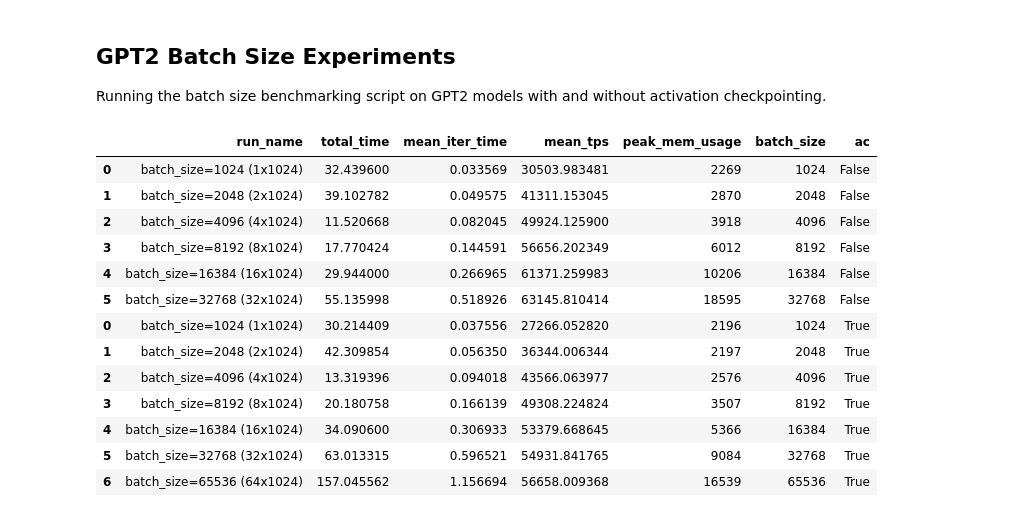
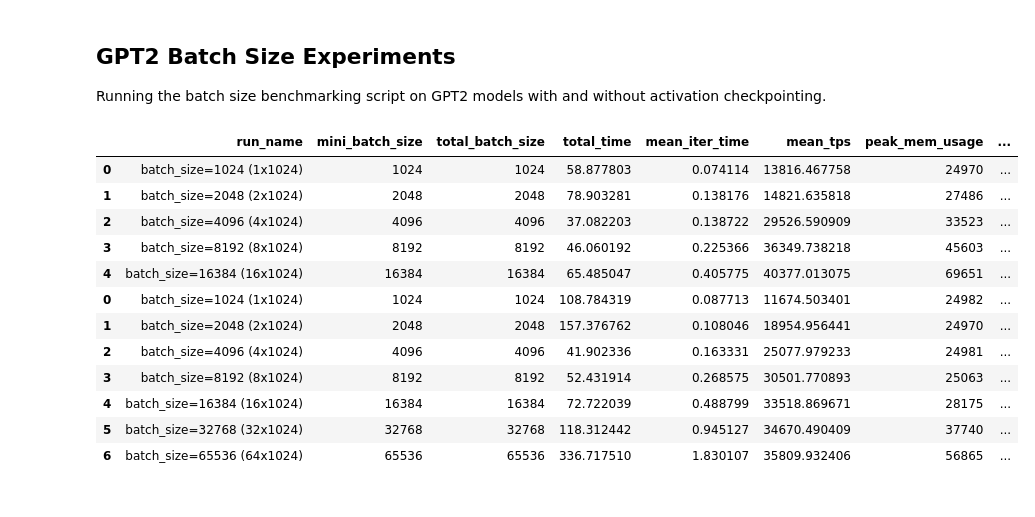
Before and after one commit to Jjschwartz/gollem, a Jupyter notebook: notebooks/activation_checkpointing.ipynb, the cells around one changed output. Cells and saved outputs as stored; diff of their text form; code cells hidden in the pictures.

```diff
--- a/notebooks/activation_checkpointing.ipynb
+++ b/notebooks/activation_checkpointing.ipynb
@@ -355,44 +355,47 @@ Running the batch size benchmarking script on GPT2 models with and without activ
 # %%
 from gollem.utils import get_base_dir_path
 
-results_dir = get_base_dir_path() / "results" / "gpt2_batch_size_benchmarking"
-no_ac_results_file_path = results_dir / "results_2025-02-09_09-54-36.csv"
-ac_results_file_path = results_dir / "results_2025-02-09_10-12-44_ac.csv"
+# results_dir = get_base_dir_path() / "results" / "gpt2_batch_size_benchmarking"
+# no_ac_results_file_path = results_dir / "results_2025-02-09_09-54-36.csv"
+# ac_results_file_path = results_dir / "results_2025-02-09_10-12-44_ac.csv"
+
+results_dir = get_base_dir_path() / "results" / "gpt2-xl_batch_size_benchmarking"
+no_ac_results_file_path = results_dir / "results_2025-02-20_07-39-13.csv"
+ac_results_file_path = results_dir / "results_2025-02-20_07-22-57_ac.csv"
 
 no_ac_df = pd.read_csv(no_ac_results_file_path)
 ac_df = pd.read_csv(ac_results_file_path)
 
 no_ac_df.head()
 ac_df.head()
 
 
 def get_batch_size_from_run_name(run_name: str) -> int:
     return int(run_name.split("=")[1].split(" ")[0])
 
 
 no_ac_df["batch_size"] = no_ac_df["run_name"].apply(get_batch_size_from_run_name)
 ac_df["batch_size"] = ac_df["run_name"].apply(get_batch_size_from_run_name)
 no_ac_df["ac"] = False
 ac_df["ac"] = True
 
 # concat the two dataframes
 df = pd.concat([no_ac_df, ac_df])
 df.head(15)
 # %% [output]
-|  | run_name | total_time | mean_iter_time | mean_tps | peak_mem_usage | batch_size | ac |
-| 0 | batch_size=1024 (1x1024) | 32.439600 | 0.033569 | 30503.983481 | 2269 | 1024 | False |
-| 1 | batch_size=2048 (2x1024) | 39.102782 | 0.049575 | 41311.153045 | 2870 | 2048 | False |
-| 2 | batch_size=4096 (4x1024) | 11.520668 | 0.082045 | 49924.125900 | 3918 | 4096 | False |
-| 3 | batch_size=8192 (8x1024) | 17.770424 | 0.144591 | 56656.202349 | 6012 | 8192 | False |
-| 4 | batch_size=16384 (16x1024) | 29.944000 | 0.266965 | 61371.259983 | 10206 | 16384 | False |
-| 5 | batch_size=32768 (32x1024) | 55.135998 | 0.518926 | 63145.810414 | 18595 | 32768 | False |
-| 0 | batch_size=1024 (1x1024) | 30.214409 | 0.037556 | 27266.052820 | 2196 | 1024 | True |
-| 1 | batch_size=2048 (2x1024) | 42.309854 | 0.056350 | 36344.006344 | 2197 | 2048 | True |
-| 2 | batch_size=4096 (4x1024) | 13.319396 | 0.094018 | 43566.063977 | 2576 | 4096 | True |
-| 3 | batch_size=8192 (8x1024) | 20.180758 | 0.166139 | 49308.224824 | 3507 | 8192 | True |
-| 4 | batch_size=16384 (16x1024) | 34.090600 | 0.306933 | 53379.668645 | 5366 | 16384 | True |
-| 5 | batch_size=32768 (32x1024) | 63.013315 | 0.596521 | 54931.841765 | 9084 | 32768 | True |
-| 6 | batch_size=65536 (64x1024) | 157.045562 | 1.156694 | 56658.009368 | 16539 | 65536 | True |
+|  | run_name | mini_batch_size | total_batch_size | total_time | mean_iter_time | mean_tps | peak_mem_usage | ... |
+| 0 | batch_size=1024 (1x1024) | 1024 | 1024 | 58.877803 | 0.074114 | 13816.467758 | 24970 | ... |
+| 1 | batch_size=2048 (2x1024) | 2048 | 2048 | 78.903281 | 0.138176 | 14821.635818 | 27486 | ... |
+| 2 | batch_size=4096 (4x1024) | 4096 | 4096 | 37.082203 | 0.138722 | 29526.590909 | 33523 | ... |
+| 3 | batch_size=8192 (8x1024) | 8192 | 8192 | 46.060192 | 0.225366 | 36349.738218 | 45603 | ... |
+| 4 | batch_size=16384 (16x1024) | 16384 | 16384 | 65.485047 | 0.405775 | 40377.013075 | 69651 | ... |
+| 0 | batch_size=1024 (1x1024) | 1024 | 1024 | 108.784319 | 0.087713 | 11674.503401 | 24982 | ... |
+| 1 | batch_size=2048 (2x1024) | 2048 | 2048 | 157.376762 | 0.108046 | 18954.956441 | 24970 | ... |
+| 2 | batch_size=4096 (4x1024) | 4096 | 4096 | 41.902336 | 0.163331 | 25077.979233 | 24981 | ... |
+| 3 | batch_size=8192 (8x1024) | 8192 | 8192 | 52.431914 | 0.268575 | 30501.770893 | 25063 | ... |
+| 4 | batch_size=16384 (16x1024) | 16384 | 16384 | 72.722039 | 0.488799 | 33518.869671 | 28175 | ... |
+| 5 | batch_size=32768 (32x1024) | 32768 | 32768 | 118.312442 | 0.945127 | 34670.490409 | 37740 | ... |
+| 6 | batch_size=65536 (64x1024) | 65536 | 65536 | 336.717510 | 1.830107 | 35809.932406 | 56865 | ... |
 # %%
 # plot mem usage vs batch size for ac and no ac
 # with log 2 scale on x axis
```
Also changed, not shown: parts of 3 cells of this notebook, 1 other file.
